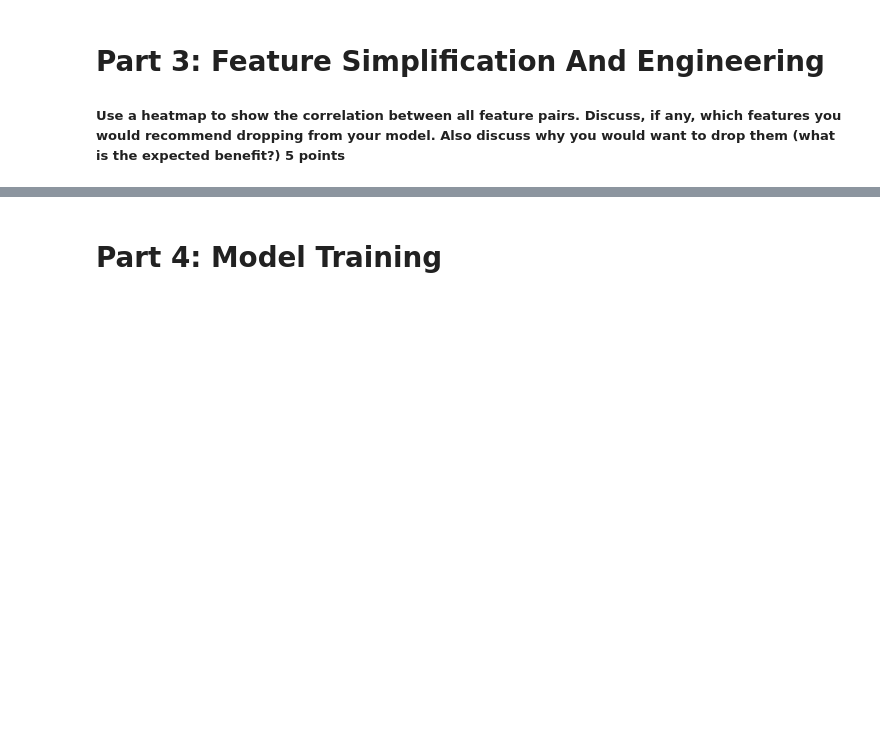
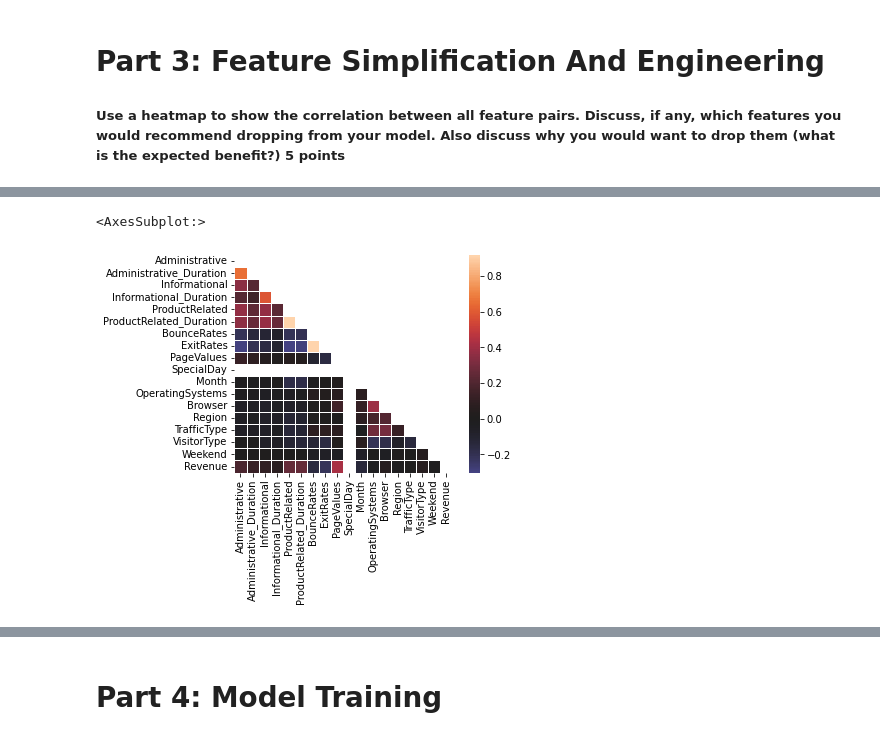
Before and after one commit to samodle/Learning-Machine-Learning, a Jupyter notebook: RandomForrestClassifiers/Project 1.ipynb, the cells around one changed output, grey strips where cells are left out. Saved outputs shown, nothing was run; the diff lists cells and outputs as text; code cells hidden in the pictures; blank space fills up the shorter version.

```diff
--- a/RandomForrestClassifiers/Project 1.ipynb
+++ b/RandomForrestClassifiers/Project 1.ipynb
@@ -323,0 +387,15 @@ The authors [state that](https://archive.ics.uci.edu/ml/datasets/Online+Shoppers
+# %%
+# For the holdout:
+df_holdout = df.iloc[10000:12331,]
+
+corr2 = df_holdout.corr()
+
+# Generate a mask for the upper triangle
+mask2 = np.triu(np.ones_like(corr2, dtype=bool))
+
+# Draw the heatmap with the mask
+seaborn.heatmap(corr2, mask=mask2, center=0,
+            square=True, linewidths=.5)
+# %% [output]
+<AxesSubplot:>
+[figure, added]
```
Also changed, not shown: parts of 11 cells of this notebook.
